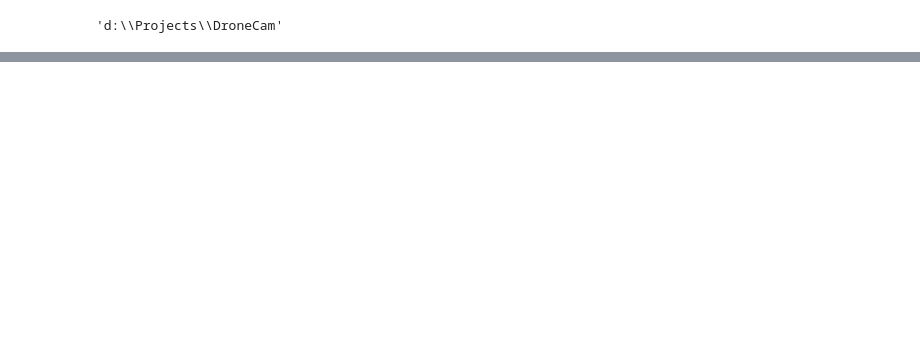
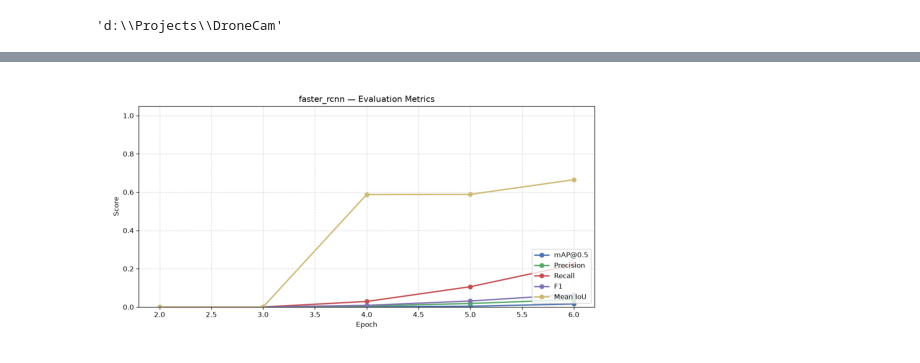
Before and after one commit to Prototype721/DroneCam, a Jupyter notebook: notebooks/exploration.ipynb, the cells around one changed output, grey strips where cells are left out. Saved outputs shown, nothing was run; the diff lists cells and outputs as text; code cells hidden in the pictures; blank space fills up the shorter version.

```diff
--- a/notebooks/exploration.ipynb
+++ b/notebooks/exploration.ipynb
@@ -43,0 +45,7 @@ from detr.models.detr import SetCriterion
+# %%
+img = mpimg.imread("results/plots/faster_rcnn_metrics.png")
+plt.imshow(img)
+plt.axis('off')
+plt.show()
+# %% [output]
+[figure, added]
```
Also changed, not shown: parts of 13 cells of this notebook.
